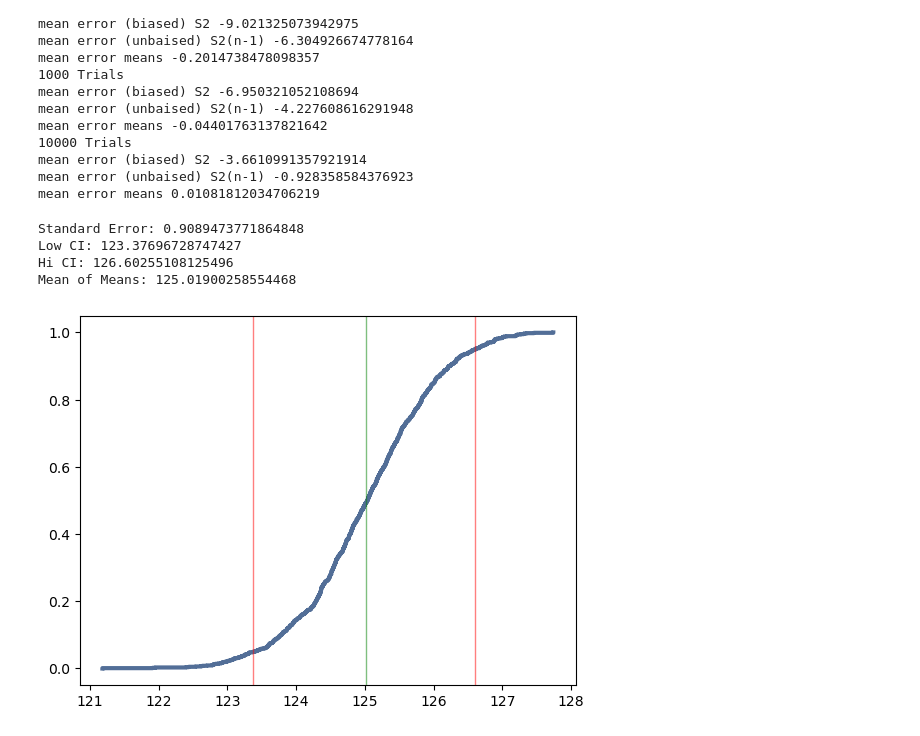
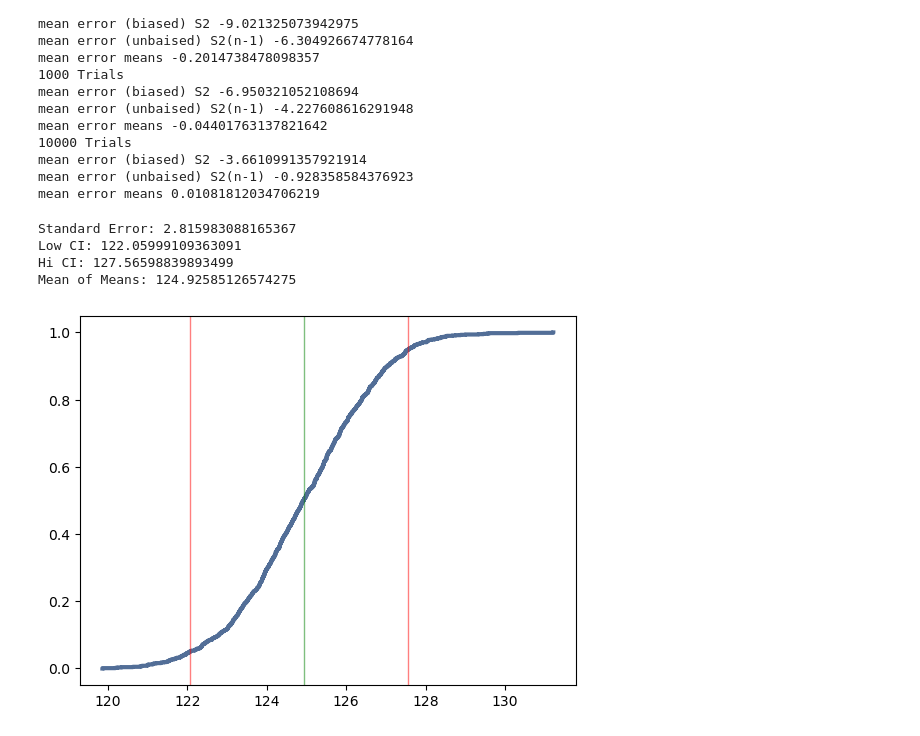
Before and after one commit to AkeemSemperDataScience/data3450-exam-1-mlsiebold, a Jupyter notebook: START_Exam_1.ipynb, the cells around one changed output. Drawn from its saved outputs; the diff is of its cells as text; code cells hidden in the pictures.

```diff
--- a/START_Exam_1.ipynb
+++ b/START_Exam_1.ipynb
@@ -260,36 +260,36 @@ mean error means 0.01081812034706219
 # %%
 # Generate an estimate
 
 def simulateNormal(mu=0, sigma=1, n=100, m=10000, ciLow=5, ciHi=95):
     means = []
     for j in range(m):
         xs = np.random.normal(mu, sigma, n)
         xbar = np.mean(xs)
         means.append(xbar)
     cdf = thinkstats2.Cdf(means)
     ci = cdf.Percentile(ciLow), cdf.Percentile(ciHi)
     muList = [mu] * m
     #stderr = sklearn.metrics.mean_squared_error(means, muList, squared=False)
     stderr = sklearn.metrics.mean_squared_error(means, muList)
     return cdf, ci, stderr
 
 mu = mean_purchase_per_buyer
 sigma = stddev_purchase_per_buyer
-n = 1000
+n = good_day_minimum_count
 
 cdf, ci, stderr = simulateNormal(mu=mu, sigma=sigma, n=n, m=1000, ciLow=5, ciHi=95)
 print("Standard Error:", stderr)
 print("Low CI:", ci[0])
 print("Hi CI:", ci[1])
 print("Mean of Means:", cdf.Mean())
 thinkplot.Cdf(cdf)
 thinkplot.axvline(cdf.Mean(), color="green")
 thinkplot.axvline(ci[0], color="red")
 thinkplot.axvline(ci[1], color="red")
 thinkplot.Config()
 # %% [output]
-Standard Error: 0.9089473771864848
-Low CI: 123.37696728747427
-Hi CI: 126.60255108125496
-Mean of Means: 125.01900258554468
+Standard Error: 2.815983088165367
+Low CI: 122.05999109363091
+Hi CI: 127.56598839893499
+Mean of Means: 124.92585126574275
-[figure, old version]
+[figure, new version]
```
